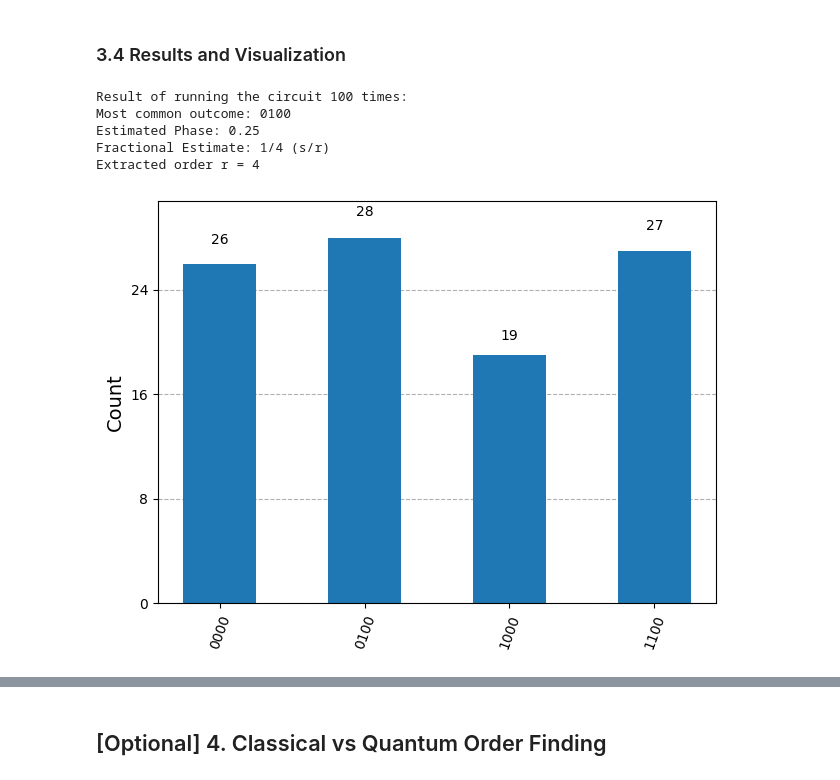
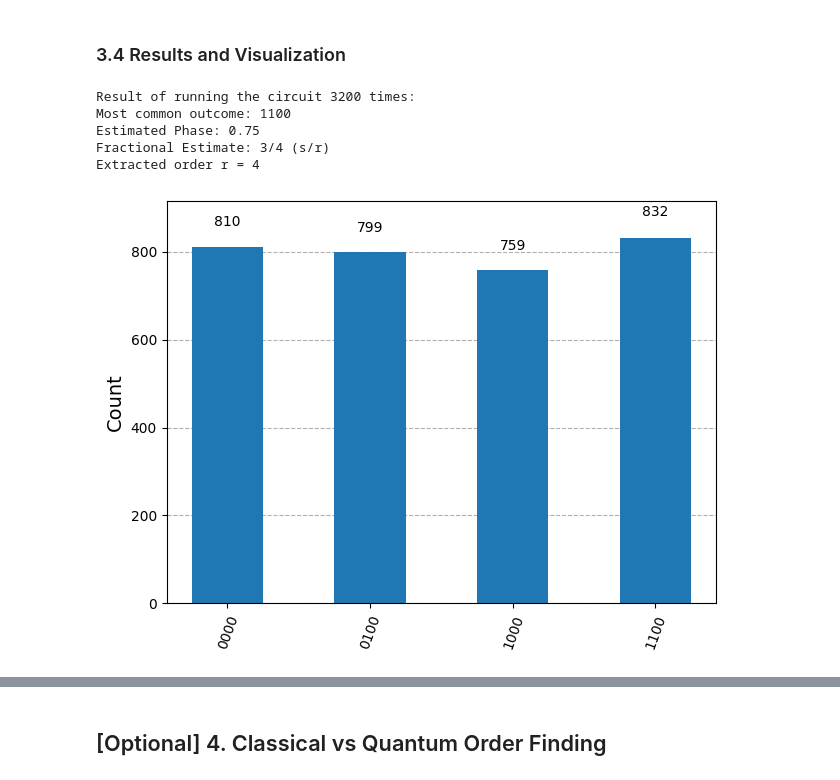
Before and after one commit to ElinEunjung/shors-algorithm-rsa, a Jupyter notebook: shors-algorithm-rsa.ipynb, the cells around one changed output, grey strips where cells are left out. Saved outputs shown, nothing was run; the diff lists cells and outputs as text; code cells hidden in the pictures.

```diff
--- a/shors-algorithm-rsa.ipynb
+++ b/shors-algorithm-rsa.ipynb
@@ -151,10 +167,11 @@ The order finding circuit
 We apply QPE using the `U` gate to extract the phase, which relates to `r`.
 # %%
 # Build and simulate QPE circuit using Qiskit
-def quantum_order_finding(a, n, t=4):
+def quantum_order_finding(a, n, t=4 , shots=None):
     qc = qpe_order_finding_circuit(a, n, t)
     # Simulate the quantum order finding circuit
-    shots = 100
+    if shots is None :
+        shots = 200 * (2**t)
     simulator = Aer.get_backend('aer_simulator') # simulate quantum circuits on a classical computer
     qc_sim = transpile(qc, simulator)
     result = simulator.run(qc_sim, shots=shots).result()
@@ -176,22 +193,18 @@ def quantum_order_finding(a, n, t=4):
 ### 3.4 Results and Visualization
 # %%
 # Show the measurement(probability distribution of bitstrings) result
-res = quantum_order_finding(a=2, n=15)
+res = quantum_order_finding(a=2, n=15, t=4)
 print(f"Result of running the circuit {res['shots']} times: ")
 # Summary
 print(f"Most common outcome: {max(res['counts'], key=res['counts'].get)}")
 print(f"Estimated Phase: {res['phase']}")
 print(f"Fractional Estimate: {res['fraction']} (s/r)")
 print(f"Extracted order r = {res['estimated_order']}")
 plot_histogram(res['counts'])
-
-# Discrepancy (Limitation of QPE)
-# Result can be incorrect because we simulated with 4 qubits.(limited qubits)
-# We must verify the extimated `r` classically, and rerun the circuit
 # %% [output]
-Result of running the circuit 100 times:
-Most common outcome: 0100
-Estimated Phase: 0.25
-Fractional Estimate: 1/4 (s/r)
+Result of running the circuit 3200 times:
+Most common outcome: 1100
+Estimated Phase: 0.75
+Fractional Estimate: 3/4 (s/r)
 Extracted order r = 4
-[figure, old version]
+[figure, new version]
```
Also changed, not shown: parts of 6 cells of this notebook.
